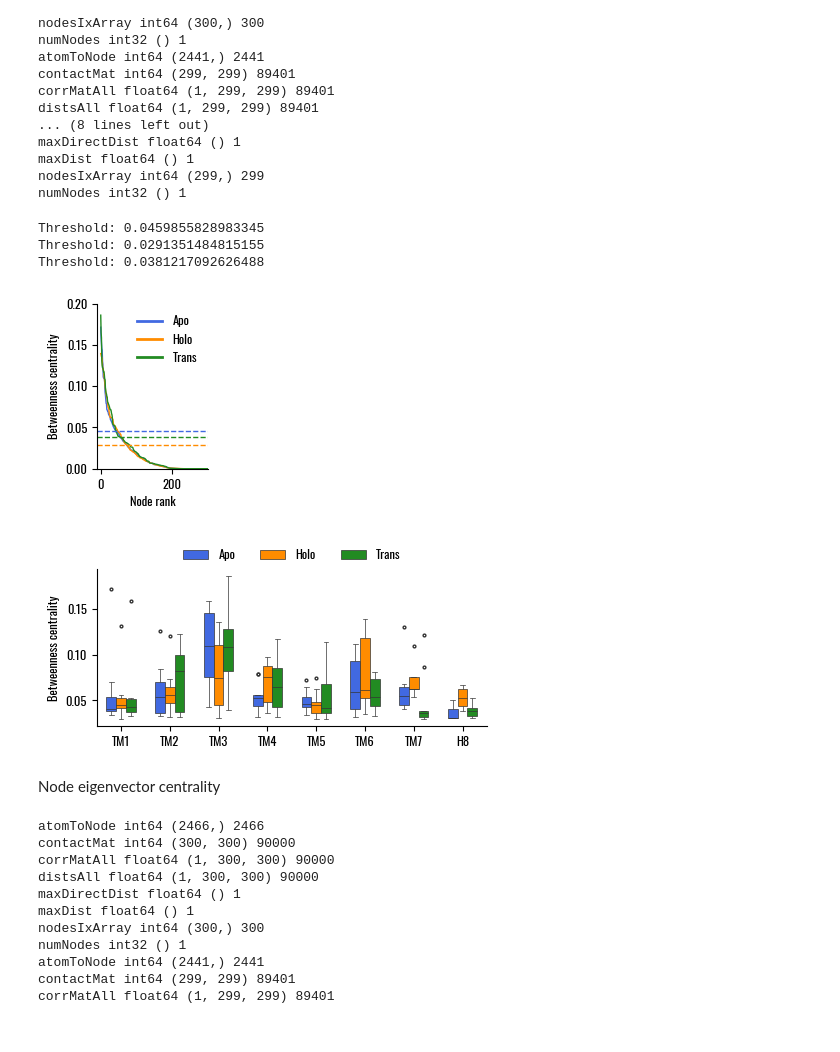
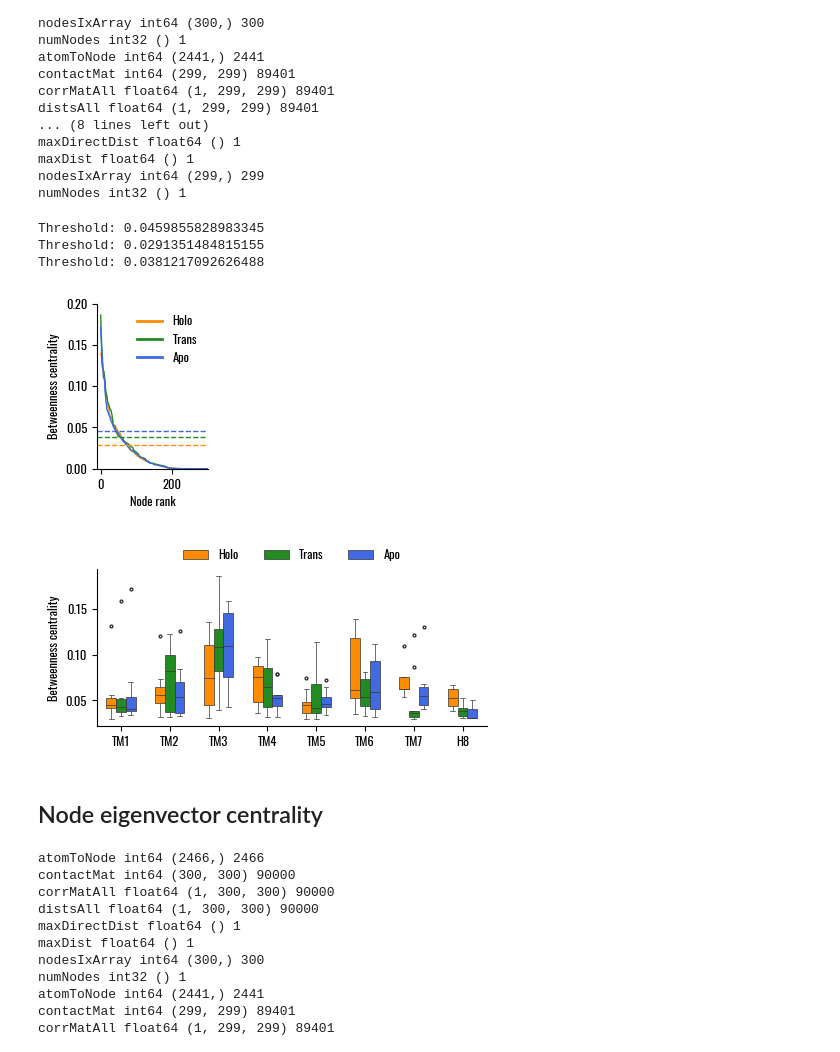
Before and after one commit to lorenzopallante/TAS2R46, a Jupyter notebook: DYNET_analysis.ipynb, the cells around one changed output. Drawn from its saved outputs; the diff is of its cells as text; code cells hidden in the pictures.

```diff
--- a/DYNET_analysis.ipynb
+++ b/DYNET_analysis.ipynb
@@ -1059,9 +1059,9 @@ b_trans = b_trans.sort_values(by=['btw'],ascending=False)
 
 # plot
 fig, ax = plt.subplots(figsize=(5/2.54,6/2.54))
-ax.plot(b_apo.btw.values,label='Apo',color=palette[0])
 ax.plot(b_holo.btw.values,label='Holo',color=palette[1])
 ax.plot(b_trans.btw.values,label='Trans',color=palette[2])
+ax.plot(b_apo.btw.values,label='Apo',color=palette[0])
 ax.set_xlabel('Node rank')
 ax.set_ylabel('Betweenness centrality')
 ax.set_xlim(-10,300)
@@ -1081,33 +1081,33 @@ fig.savefig('../05-Images/Betweennesses_Nodes_Rank.png',dpi=600,facecolor='w')
 Threshold: 0.0459855828983345
 Threshold: 0.0291351484815155
 Threshold: 0.0381217092626488
-[figure, old version]
+[figure, new version]
 # %%
 btws_apo = pd.read_csv('../04-dynet/7XP4/Betweennesses_nodes.dat', sep='\t')
 btws_apo['system'] = 'Apo'
 btws_holo = pd.read_csv('../04-dynet/7XP6/Betweennesses_nodes.dat', sep='\t')
 btws_holo['system'] = 'Holo'
 btws_trans = pd.read_csv('../04-dynet/noLig/Betweennesses_nodes.dat', sep='\t')
 btws_trans['system'] = 'Trans'
-btws = pd.concat([btws_apo, btws_holo, btws_trans])
+btws = pd.concat([btws_holo, btws_trans,btws_apo])
 helices = ['TM1', 'TM2', 'TM3', 'TM4', 'TM5', 'TM6', 'TM7', 'H8']
 # boxplots
 fig, ax = plt.subplots(figsize=(12/2.54, 6/2.54))
 # plot the edges with the same color as the face
 # knee nodes 0.0291351484815155
 # knee edges 0.0120984938609683
-sns.boxplot(x='helix', y='btw', hue='system', palette=palette[:3], data=btws.loc[(btws.helix.isin(helices)) & (btws.btw>0.0291351484815155)],
+sns.boxplot(x='helix', y='btw', hue='system', palette=[palette[1],palette[2],palette[0]], data=btws.loc[(btws.helix.isin(helices)) & (btws.btw>0.0291351484815155)],
             ax=ax, dodge=True, saturation=1, flierprops=dict(marker='o', markersize=2), linewidth=0.5, width=0.6)
 ax.set_xlabel('')
 ax.set_ylabel('Betweenness centrality')
 ax.get_legend().set_title('')
 # set legend in three columns
 handles, labels = ax.get_legend_handles_labels()
 ax.legend(handles[0:3], labels[0:3], loc='upper center', bbox_to_anchor=(0.5, 1.2), ncol=3)
 sns.despine()
 fig.tight_layout()
 fig.savefig('../05-Images/Betweennesses_Nodes_boxplot.png', dpi=600, facecolor='white', bbox_inches='tight')
 # %% [output]
-[figure, old version]
+[figure, new version]
 # %% [markdown]
-Node eigenvector centrality
+## Node eigenvector centrality
```
Also changed, not shown: parts of 6 cells of this notebook, 1 other file.
